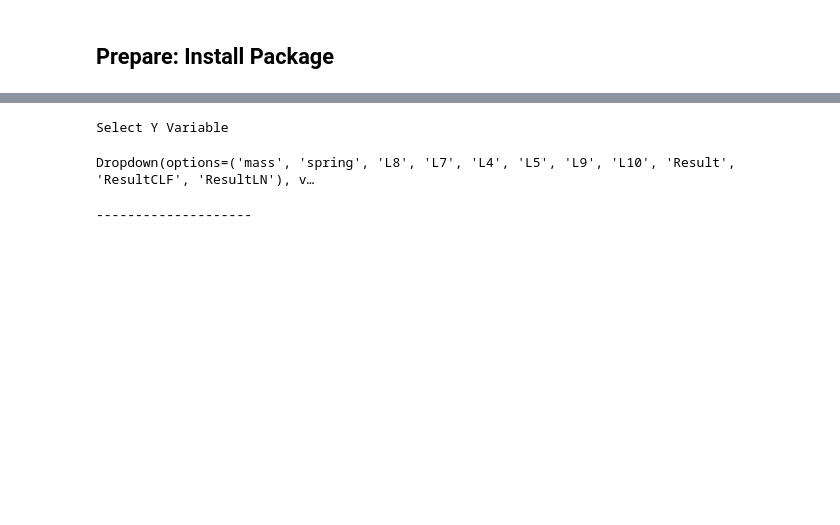
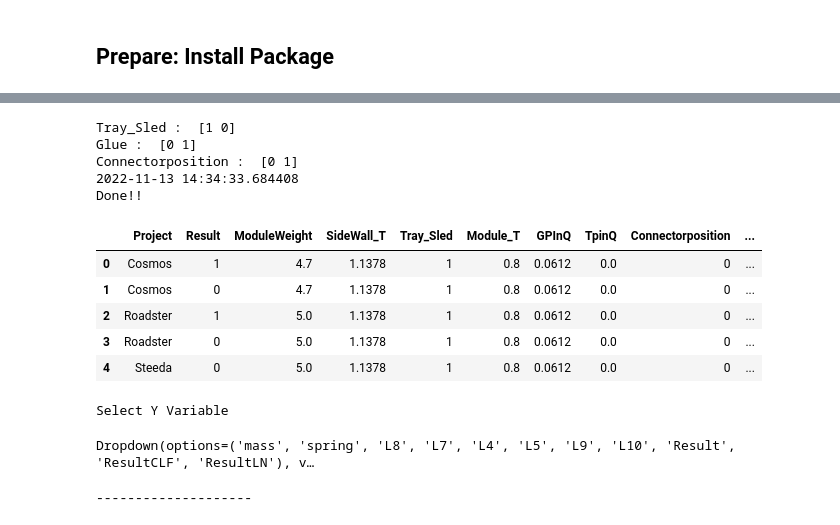
Before and after one commit to HJ-Kurt-Su/model, a Jupyter notebook: machine_learning_classification_train_Y221103.ipynb, the cells around one changed output, grey strips where cells are left out. Saved outputs shown, nothing was run; the diff lists cells and outputs as text; code cells hidden in the pictures; blank space fills up the shorter version.

```diff
--- a/machine_learning_classification_train_Y221103.ipynb
+++ b/machine_learning_classification_train_Y221103.ipynb
@@ -118,2 +132,43 @@ df.head()
+# %%
+#@markdown ##**Optional**
+#@markdown ####**Data Cell Rename: Multiple Columns**
+
+#@markdown ####**Note:** List Q'ty must to mapping
+
+#@markdown ####**Rule:** [ColumnA, ColumnB]
+change_col_name = ["Tray_Sled", "Glue", "Connectorposition"] #@param{type: 'raw'}
+#@markdown ####**Rule:**
+#@markdown [{ColumnA_origin_01: ColumnA_new_01, ColumnA_origin_02: ColumnA_new_02,},
+#@markdown {ColumnB_origin_01: ColumnB_new_01, ColumnB_origin_02: ColumnB_new_02,}]
+change_item = [{"Tray":0, "Sled": 1}, {"N": 0, "Y": 1}, {"N-Sym": 0, "Sym": 1}]  #@param{type: 'raw'}
+# new_name = ["0", "1"]  #@param{type: 'raw'}
+
+df = df_raw.copy()
+location = 0
+for i in change_col_name:
+  # print(i)
+
+  change_dict = change_item[location]
+  # print(change_dict)
+
+  df[i] = df[i].map(change_dict)
+  print(i, ": ", df[i].unique())
+  location+=1
+cell_rename = True
+print(datetime.datetime.now())
+print("Done!!")
+df.head()
+# %% [output]
+Tray_Sled :  [1 0]
+Glue :  [0 1]
+Connectorposition :  [0 1]
+2022-11-13 14:34:33.684408
+Done!!
+|  | Project | Result | ModuleWeight | SideWall_T | Tray_Sled | Module_T | GPInQ | TpinQ | Connectorposition | ... |
+| 0 | Cosmos | 1 | 4.7 | 1.1378 | 1 | 0.8 | 0.0612 | 0.0 | 0 | ... |
+| 1 | Cosmos | 0 | 4.7 | 1.1378 | 1 | 0.8 | 0.0612 | 0.0 | 0 | ... |
+| 2 | Roadster | 1 | 5.0 | 1.1378 | 1 | 0.8 | 0.0612 | 0.0 | 0 | ... |
+| 3 | Roadster | 0 | 5.0 | 1.1378 | 1 | 0.8 | 0.0612 | 0.0 | 0 | ... |
+| 4 | Steeda | 0 | 5.0 | 1.1378 | 1 | 0.8 | 0.0612 | 0.0 | 0 | ... |
 # %%
 #@markdown ####Choose Y column
```
Also changed, not shown: parts of 13 cells of this notebook.
